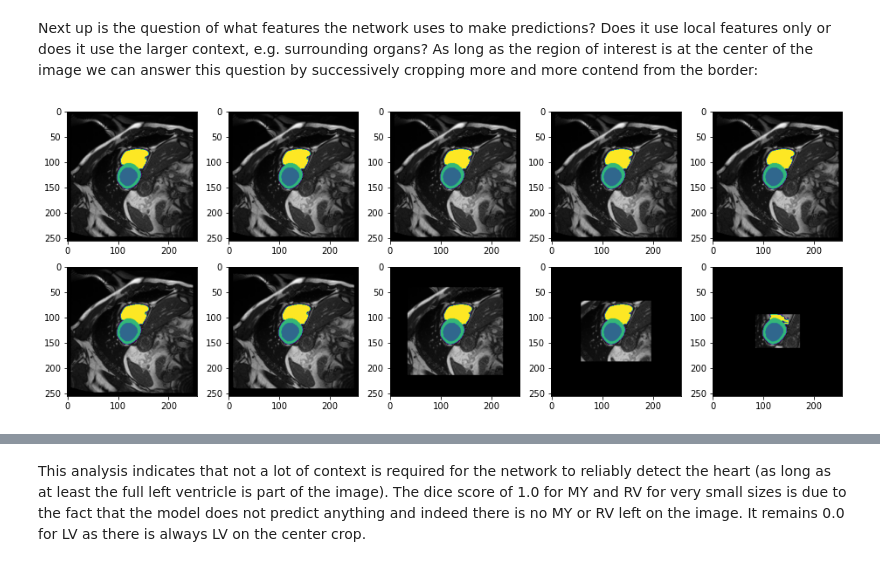
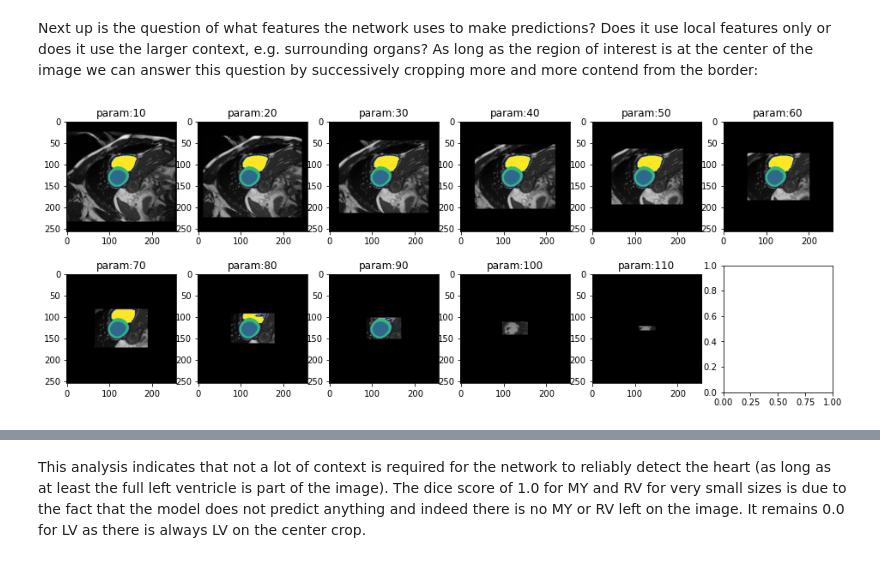
Before and after one commit to chfc-cmi/misas, a Jupyter notebook: 02_ukbb_on_kaggle_pillow_rewrite.ipynb, the cells around one changed output, grey strips where cells are left out. Saved outputs shown, nothing was run; the diff lists cells and outputs as text; code cells hidden in the pictures.

```diff
--- a/02_ukbb_on_kaggle_pillow_rewrite.ipynb
+++ b/02_ukbb_on_kaggle_pillow_rewrite.ipynb
@@ -76,2 +29,0 @@ class ukbb_model:
-# %%
-model = ukbb_model('example/kaggle/FCN_sa')
@@ -198,7 +72,7 @@ imshow(img)
 
 Time to apply the model to the example image and see how it works (we need to call `prepareSize` manually here):
 # %%
-#img = model.prepareSize(img)
+img = model.prepareSize(img)
 fig,ax = plt.subplots(figsize=(8,8))
 imshow(img)
 #model.predict(img)[0].show(ax=ax, cmap=default_cmap)
@@ -303,7 +165,7 @@ Anyway, as we now know, that (at least for this image) applying a dihedral trans
 # %%
 def prep_with_dihedral(image):
-    X, Y = image.shape
-    image=image.crop_pad((int(math.ceil(X / 16.0)) * 16, int(math.ceil(Y / 16.0)) * 16))
+    X, Y = image.size
+    image=crop_pad_pil(image,(int(math.ceil(X / 16.0)) * 16, int(math.ceil(Y / 16.0)) * 16))
     return dihedralTransform(image, 7)
 # %%
 model.prepareSize = prep_with_dihedral
@@ -387,9 +249,9 @@ gif_series(
 # %% [markdown]
 Next up is the question of what features the network uses to make predictions? Does it use local features only or does it use the larger context, e.g. surrounding organs? As long as the region of interest is at the center of the image we can answer this question by successively cropping more and more contend from the border:
 # %%
-plot_series(get_crop_series(img(),model, start = 256, step = -25, end=10), nrow=2)
+plot_series(get_crop_series(img(),model, start = 10, step = 10, end=120), nrow=2)
 # %% [output]
-[figure, old version]
+[figure, new version]
 # %%
 results = eval_crop_series(img(),trueMask(),model,start = 5, components=["bg","LV","MY","RV"])
 # %%
```
Also changed, not shown: parts of 28 cells of this notebook, 33 other files.
